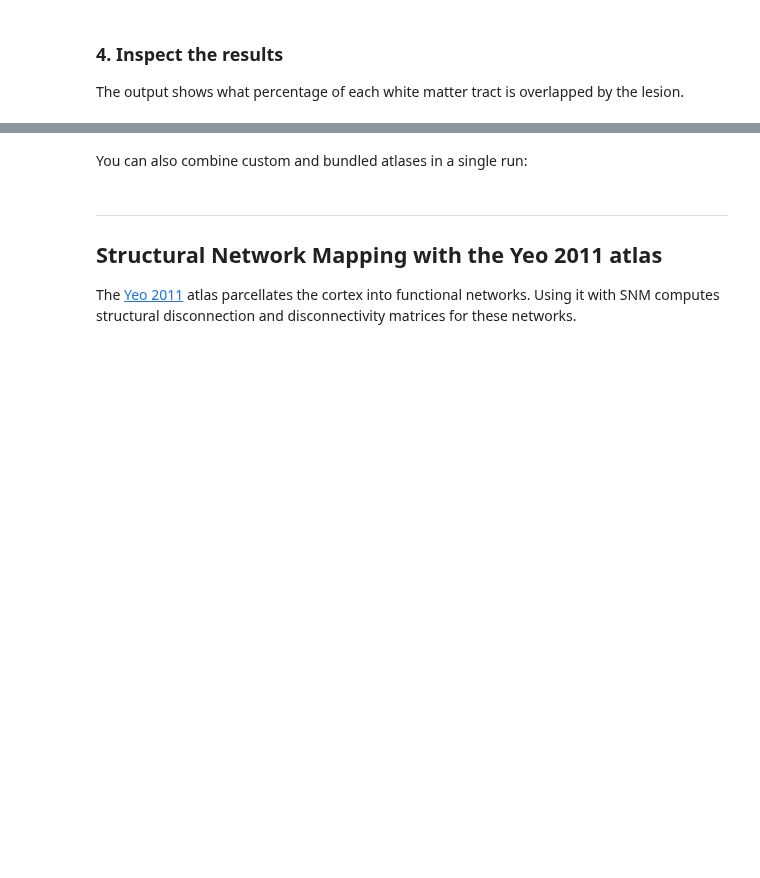
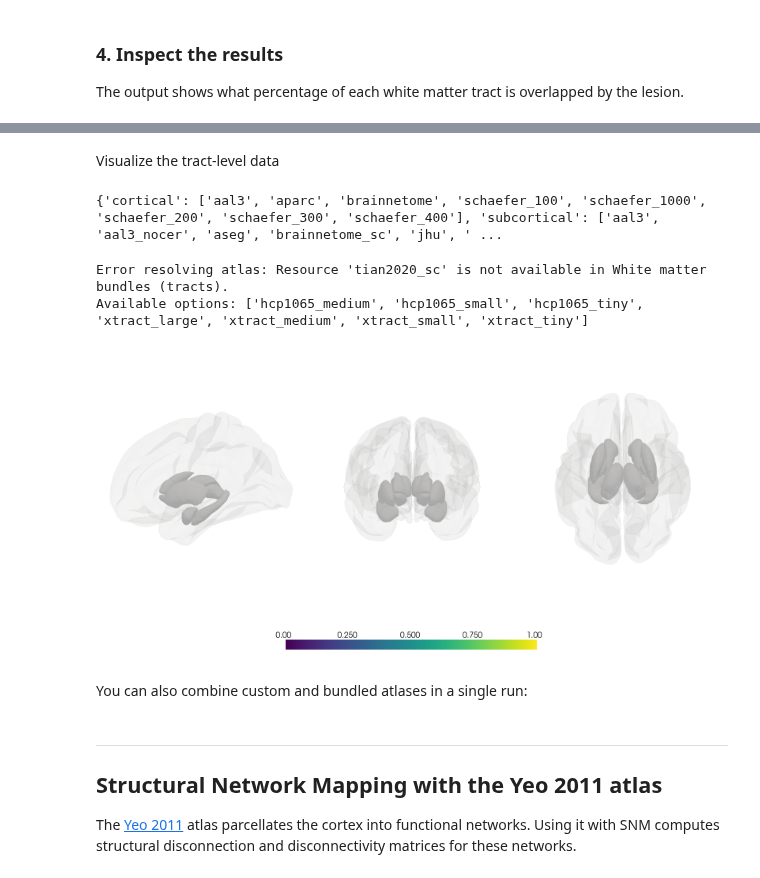
Before and after one commit to m-petersen/lacuna, a Jupyter notebook: docs/how-to/custom-atlases.ipynb, the cells around one changed output, grey strips where cells are left out. Cells and saved outputs as stored; diff of their text form; code cells hidden in the pictures; blank space fills up the shorter version.

```diff
--- a/docs/how-to/custom-atlases.ipynb
+++ b/docs/how-to/custom-atlases.ipynb
@@ -160,3 +224,24 @@ df.sort_values(by="value", ascending=False).head(10)
+# %% [markdown]
+Visualize the tract-level data
+# %%
+print(yab.get_available_resources())
+# %% [output]
+{'cortical': ['aal3', 'aparc', 'brainnetome', 'schaefer_100', 'schaefer_1000', 'schaefer_200', 'schaefer_300', 'schaefer_400'], 'subcortical': ['aal3', 'aal3_nocer', 'aseg', 'brainnetome_sc', 'jhu', ' ...
+# %%
+import yabplot as yab
+import numpy as np
+
+atlas = 'tian2020_sc'
+regs = yab.get_atlas_regions(atlas=atlas, category='tracts')
+data = {reg: np.sin(i) for i, reg in enumerate(regs)}
+
+yab.plot_subcortical(data=data, atlas=atlas, style='matte',
+                views=['left_lateral', 'anterior', 'superior'], bmesh_type='pial',
+                bmesh_alpha=0.1, figsize=(1600, 800), cmap='viridis')
+# %% [output]
+Error resolving atlas: Resource 'tian2020_sc' is not available in White matter bundles (tracts).
+Available options: ['hcp1065_medium', 'hcp1065_small', 'hcp1065_tiny', 'xtract_large', 'xtract_medium', 'xtract_small', 'xtract_tiny']
+[figure, added]
 # %% [markdown]
 You can also combine custom and bundled atlases in a single run:
 # %%
```
Also changed, not shown: parts of 8 cells of this notebook.
